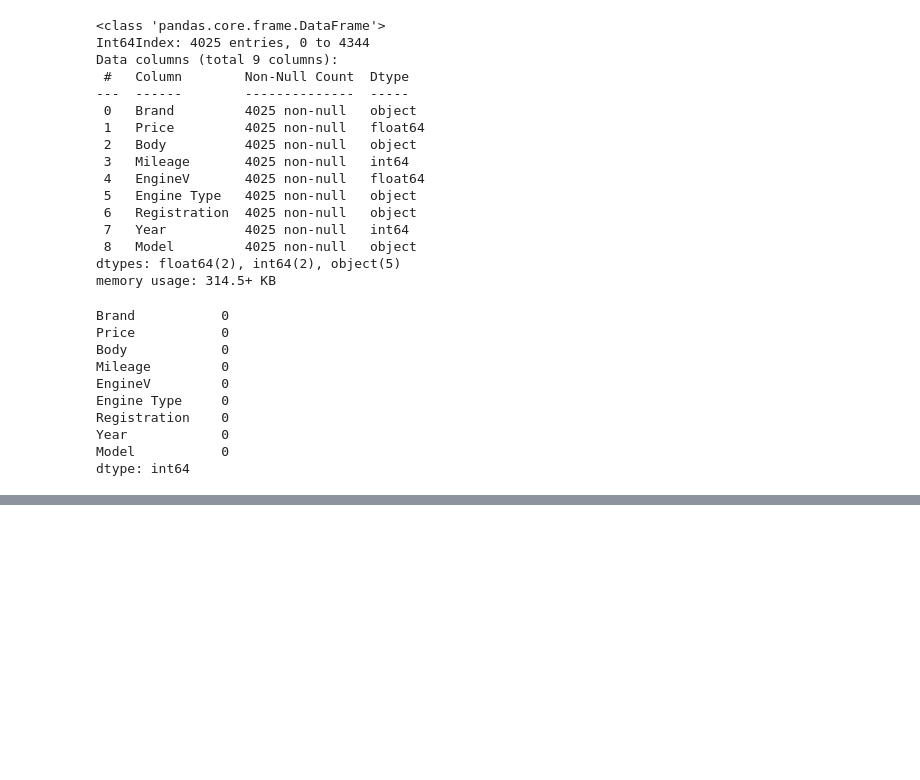
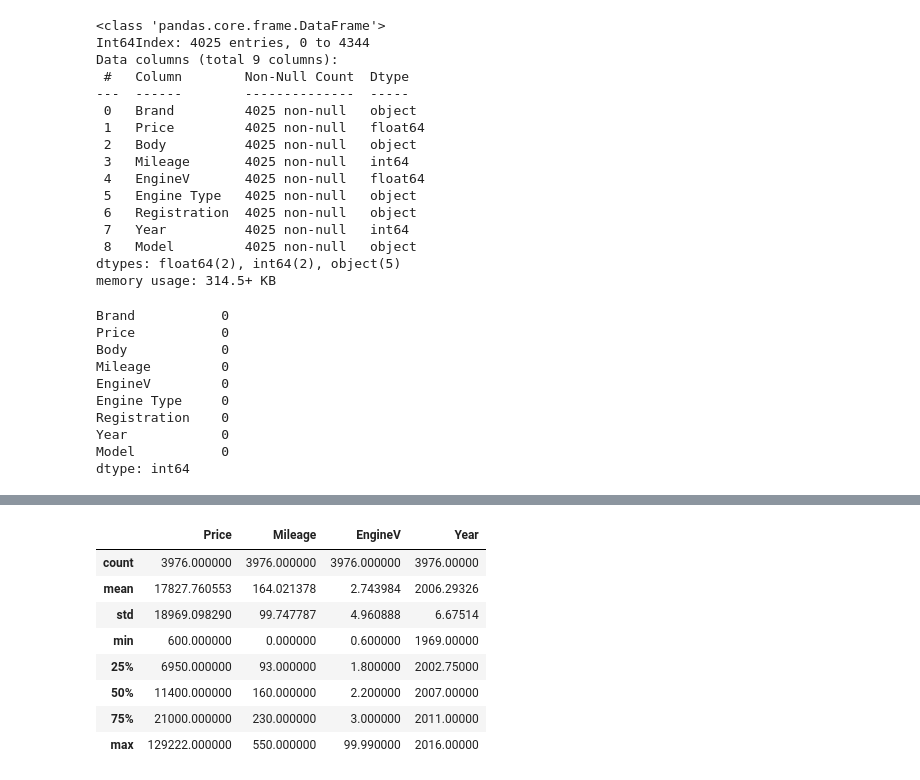
Before and after one commit to Poorya0071/Regression-machine-learning-and-deep-learning, a Jupyter notebook: car_price.ipynb, the cells around one changed output, grey strips where cells are left out. Saved outputs shown, nothing was run; the diff lists cells and outputs as text; code cells hidden in the pictures; blank space fills up the shorter version.

```diff
--- a/car_price.ipynb
+++ b/car_price.ipynb
@@ -122,0 +154,15 @@ Studying the outliers of
+# %%
+# the same method for Mileage.
+q_mileage = data_pre_process_1['Mileage'].quantile(0.998) # q_price is a variable equal to 99.8% of the milage.
+data_pre_process_2 = data_pre_process_1[data_pre_process_1['Mileage']<q_mileage] # I apply the above condition to the data
+data_pre_process_2.describe() # we have just lost 8 data points in this case.
+# %% [output]
+|  | Price | Mileage | EngineV | Year |
+| count | 3976.000000 | 3976.000000 | 3976.000000 | 3976.00000 |
+| mean | 17827.760553 | 164.021378 | 2.743984 | 2006.29326 |
+| std | 18969.098290 | 99.747787 | 4.960888 | 6.67514 |
+| min | 600.000000 | 0.000000 | 0.600000 | 1969.00000 |
+| 25% | 6950.000000 | 93.000000 | 1.800000 | 2002.75000 |
+| 50% | 11400.000000 | 160.000000 | 2.200000 | 2007.00000 |
+| 75% | 21000.000000 | 230.000000 | 3.000000 | 2011.00000 |
+| max | 129222.000000 | 550.000000 | 99.990000 | 2016.00000 |
```
Also changed, not shown: parts of 6 cells of this notebook.
